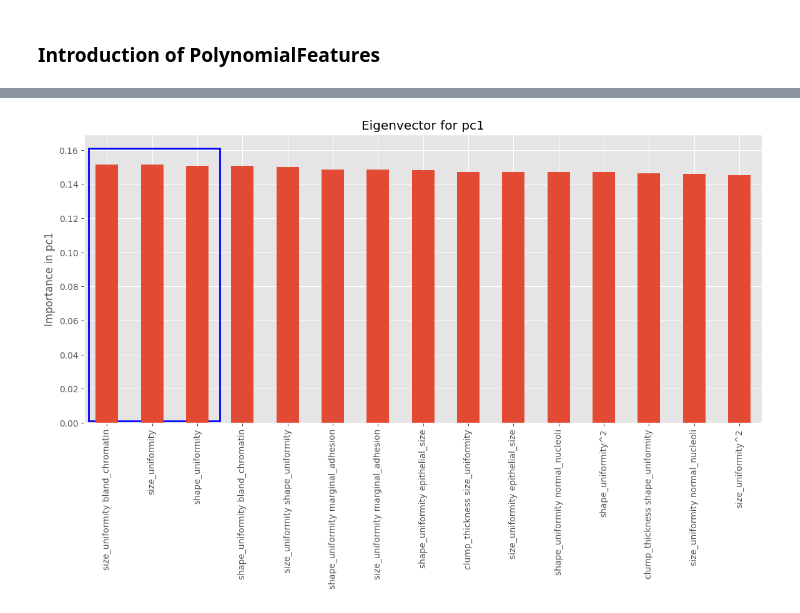
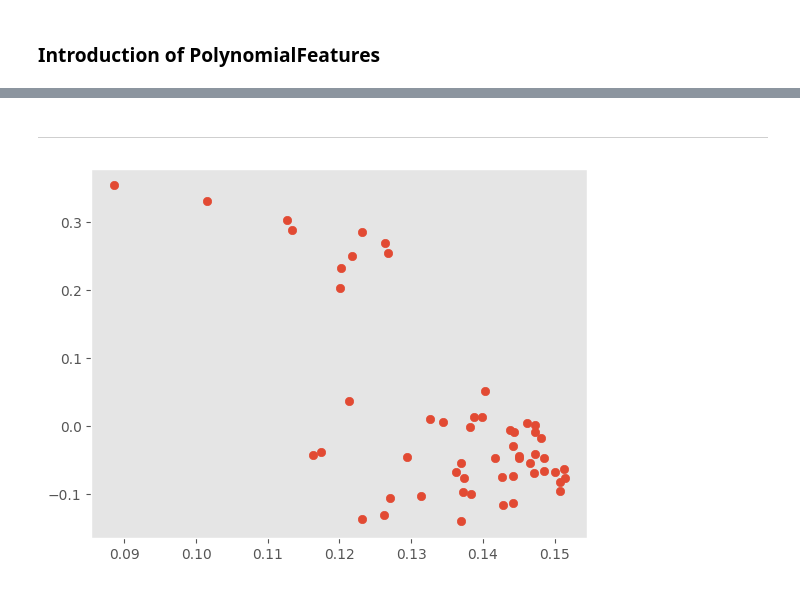
Before and after one commit to Joe-ElM/Breast-Cancer, a Jupyter notebook: Notebooks/2. KNN.ipynb, the cells around one changed output, grey strips where cells are left out. Cells and saved outputs as stored; diff of their text form; code cells hidden in the pictures.

```diff
--- a/Notebooks/2. KNN.ipynb
+++ b/Notebooks/2. KNN.ipynb
@@ -371,13 +388,7 @@ ax.set(title  = "Eigenvector for pc1\n",
-# %%
-fig, ax = plt.subplots(figsize = [14,6])
-#plt.figure(figsize=(15,5))
-
-import matplotlib.patches as patches
-rect = patches.Rectangle((-0.4, 0.001), 2.9, .16, linewidth=2, edgecolor='blue', facecolor='none')
-ax.add_patch(rect)
-
-abs(eigenvectors.iloc[0,:]).sort_values(ascending = False).head(15).plot.bar(ax= ax)
-ax.set(title  = "Eigenvector for pc1",
-       ylabel = "Importance in pc1");
-# %% [output]
-[figure, removed]
+# %% [markdown]
+-------------------
+# %%
+plt.scatter(eigenvectors.loc['pc1',:],eigenvectors.loc['pc2',:])
+plt.grid(False);
+# %% [output]
+[figure, added]
```
Also changed, not shown: parts of 7 cells of this notebook.
